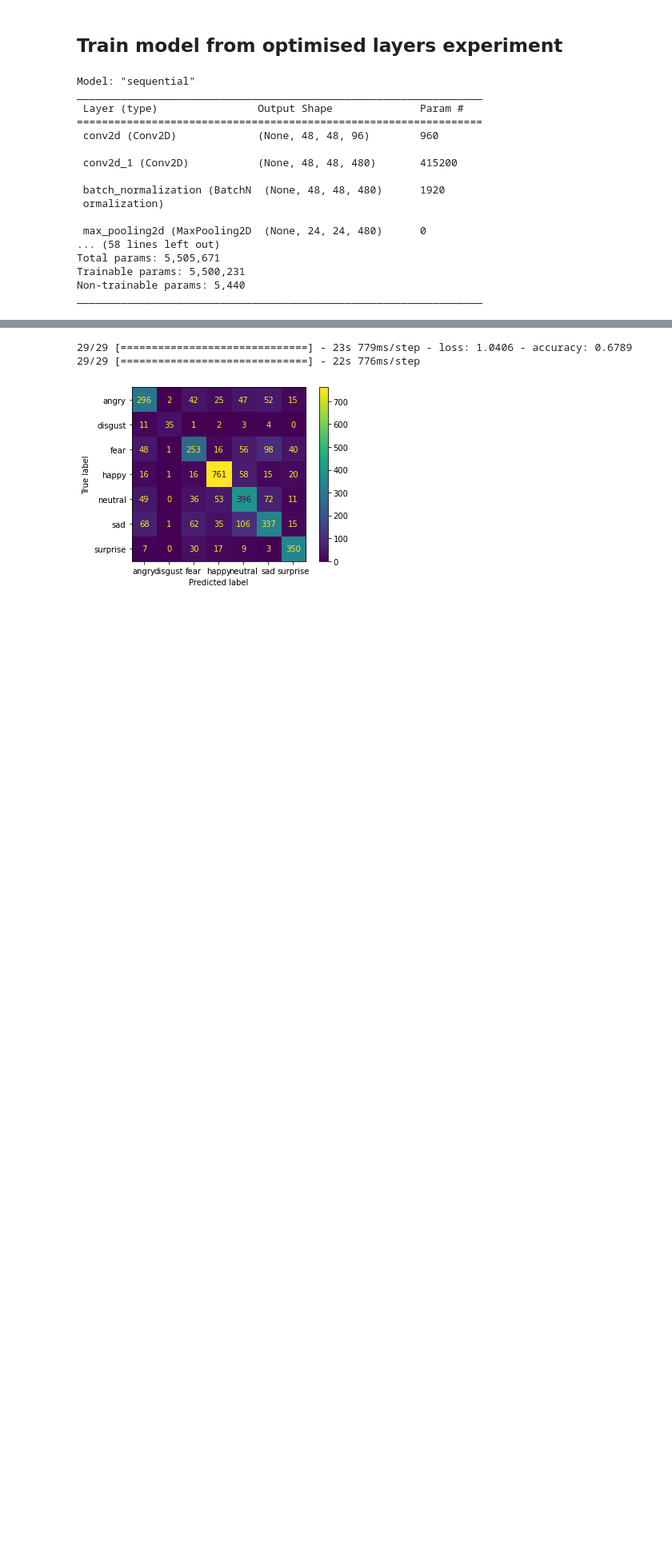
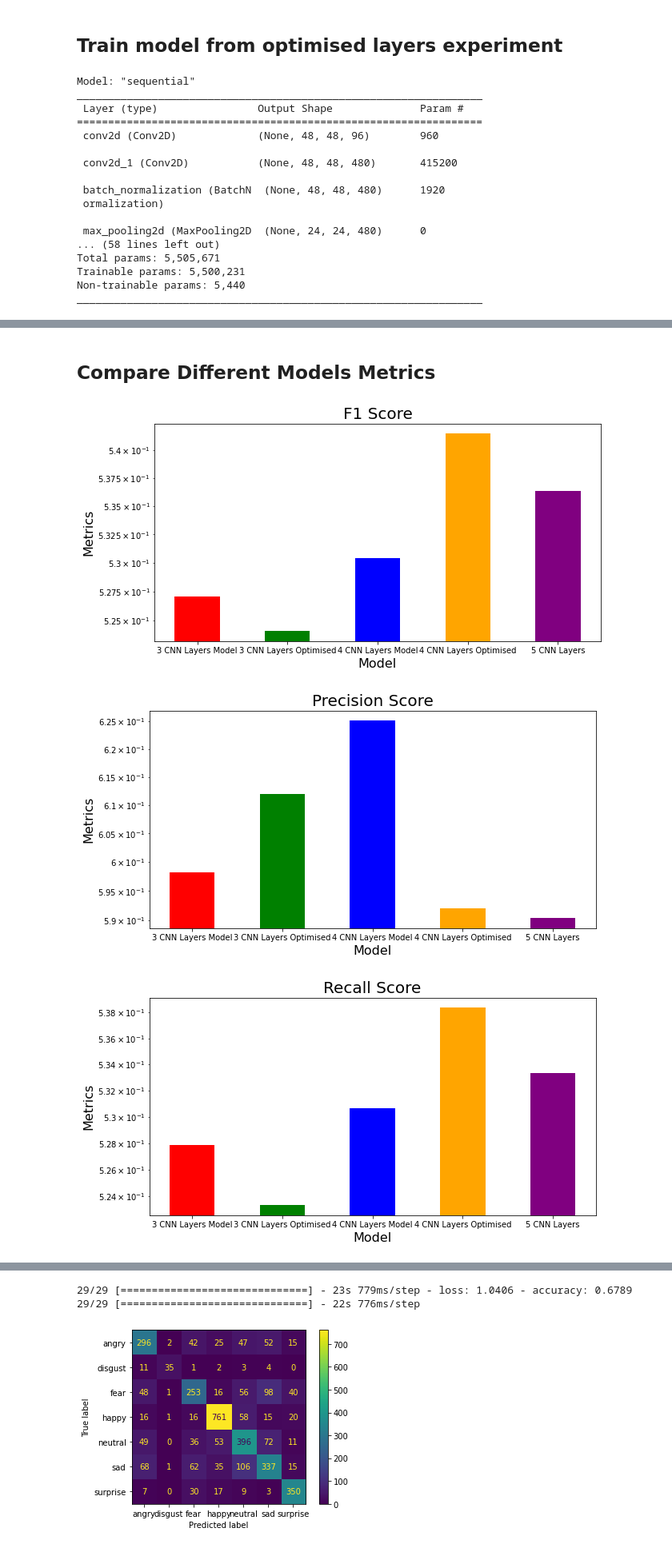
Before and after one commit to DreamyMemories/Facial-Expression-Recognition, a Jupyter notebook: main.ipynb, the cells around one changed output, grey strips where cells are left out. Shown at 80% size. Drawn from its saved outputs; the diff is of its cells as text; code cells hidden in the pictures; blank space fills up the shorter version.

```diff
--- a/main.ipynb
+++ b/main.ipynb
@@ -610,8 +596,8 @@ plot_model_training(history_ref_optimised)
 # %%
 # Evaluate Model
 ref_model_optimised.load_weights('weights/model_weights_ref_optimised.h5')
-# ref_model_optimised.evaluate(test_generator)
-# ref_model_optimised_y_pred = ref_model_optimised.predict(test_generator, test_generator.n//test_generator.batch_size+1)
+ref_model_optimised.evaluate(test_generator)
+ref_model_optimised_y_pred = ref_model_optimised.predict(test_generator, test_generator.n//test_generator.batch_size+1)
 
 # Save the model
-ref_model_optimised.save('ref_model_optimised.h5')
+#ref_model_optimised.save('ref_model_optimised.h5')
@@ -708,0 +740,3 @@ _________________________________________________________________
+# %%
+# Calculate metrics
+model_selection_precision, model_selection_recall, model_selection_fscore = calculate_model_metrics(y_true, model_selection_y_pred, classes)
@@ -708,0 +810,40 @@ _________________________________________________________________
+# %% [markdown]
+<h2>Compare Different Models Metrics</h2>
+# %%
+tick_labels = ['3 CNN Layers Model', '3 CNN Layers Optimised','4 CNN Layers Model', '4 CNN Layers Optimised', '5 CNN Layers']
+color=['red', 'green', 'blue', 'orange', 'purple']
+fscore_list = [first_model_fscore, first_model_optimised_fscore, ref_model_fscore, ref_model_optimised_fscore, model_selection_fscore]
+precision_list = [first_model_precision, first_model_optimised_precision, ref_model_precision, ref_model_optimised_precision, model_selection_precision]
+recall_list = [first_model_recall, first_model_optimised_recall, ref_model_recall, ref_model_optimised_recall, model_selection_recall]
+
+# Compare model metrics in a bar graph
+plt.figure(facecolor='white', figsize=(10,5))
+plt.title('F1 Score', fontsize=20)
+plt.yscale('log')
+plt.ylabel('Metrics', fontsize=16)
+plt.xlabel('Model', fontsize=16)
+plt.bar(np.arange(5), fscore_list, width=0.5, tick_label=tick_labels, color=color)
+plt.savefig('graphs/f1_score.png')
+plt.show()
+
+plt.figure(facecolor='white', figsize=(10,5))
+plt.title('Precision Score', fontsize=20)
+plt.yscale('log')
+plt.ylabel('Metrics', fontsize=16)
+plt.xlabel('Model', fontsize=16)
+plt.bar(np.arange(5), precision_list, width=0.5, tick_label=tick_labels, color=color)
+plt.savefig('graphs/precision_score.png')
+plt.show()
+
+plt.figure(facecolor='white', figsize=(10,5))
+plt.title('Recall Score', fontsize=20)
+plt.yscale('log')
+plt.ylabel('Metrics', fontsize=16)
+plt.xlabel('Model', fontsize=16)
+plt.bar(np.arange(5), recall_list, width=0.5, tick_label=tick_labels, color=color)
+plt.savefig('graphs/recall_score.png')
+plt.show()
+# %% [output]
+[figure, added]
+[figure, added]
+[figure, added]
```
Also changed, not shown: parts of 49 cells of this notebook, 11 other files.
